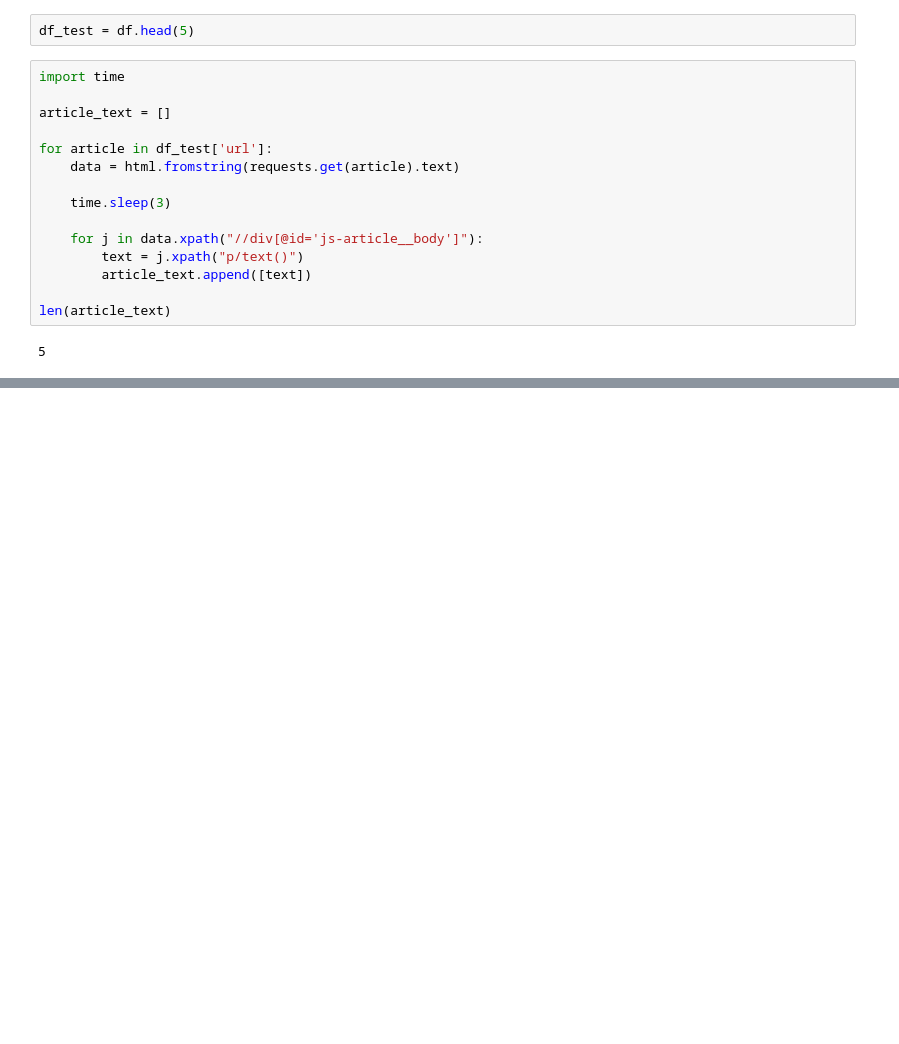
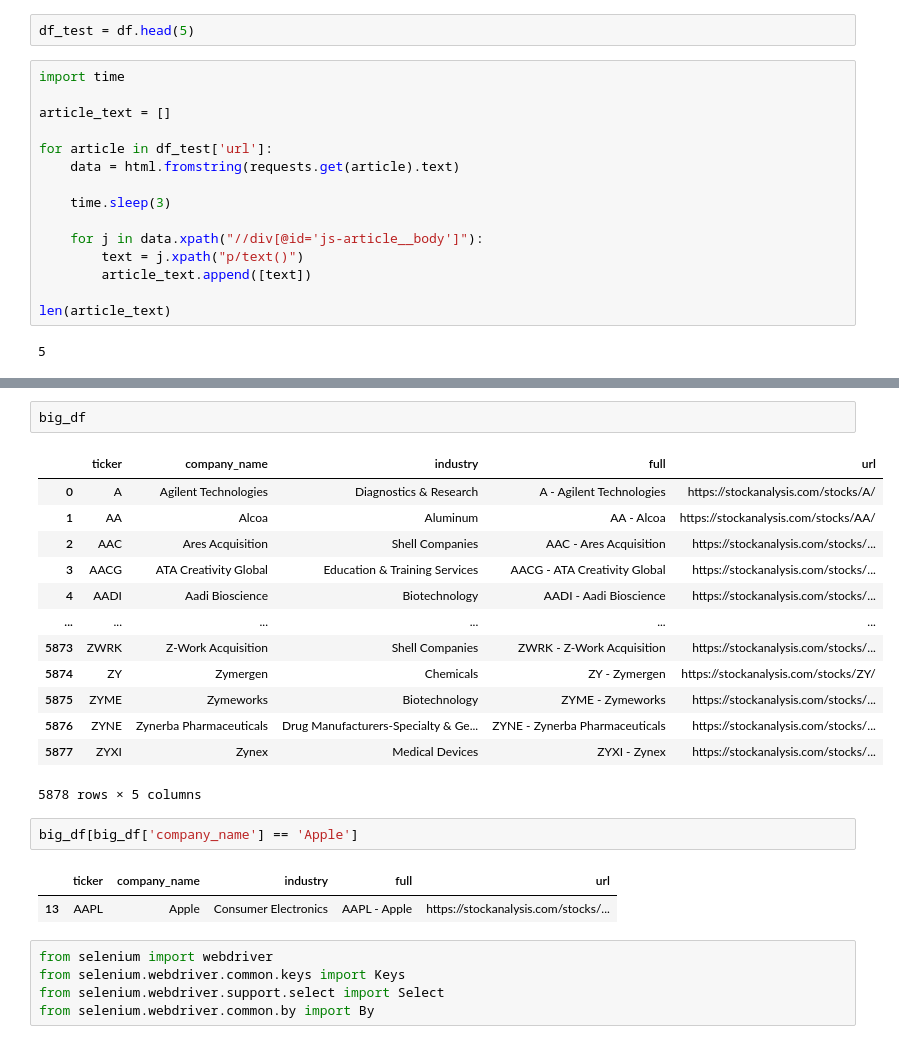
Before and after one commit to lawson-roberts/streamlit-stock-analysis, a Jupyter notebook: stock_analysis/stock_crawling.ipynb, the cells around one changed output, grey strips where cells are left out. Saved outputs shown, nothing was run; the diff lists cells and outputs as text; blank space fills up the shorter version.

```diff
--- a/stock_analysis/stock_crawling.ipynb
+++ b/stock_analysis/stock_crawling.ipynb
@@ -695,0 +760,26 @@ article_text
+# %%
+big_df
+# %% [output]
+|  | ticker | company_name | industry | full | url |
+| 0 | A | Agilent Technologies | Diagnostics & Research | A - Agilent Technologies | https://stockanalysis.com/stocks/A/ |
+| 1 | AA | Alcoa | Aluminum | AA - Alcoa | https://stockanalysis.com/stocks/AA/ |
+| 2 | AAC | Ares Acquisition | Shell Companies | AAC - Ares Acquisition | https://stockanalysis.com/stocks/... |
+| 3 | AACG | ATA Creativity Global | Education & Training Services | AACG - ATA Creativity Global | https://stockanalysis.com/stocks/... |
+| 4 | AADI | Aadi Bioscience | Biotechnology | AADI - Aadi Bioscience | https://stockanalysis.com/stocks/... |
+| ... | ... | ... | ... | ... | ... |
+| 5873 | ZWRK | Z-Work Acquisition | Shell Companies | ZWRK - Z-Work Acquisition | https://stockanalysis.com/stocks/... |
+| 5874 | ZY | Zymergen | Chemicals | ZY - Zymergen | https://stockanalysis.com/stocks/ZY/ |
+| 5875 | ZYME | Zymeworks | Biotechnology | ZYME - Zymeworks | https://stockanalysis.com/stocks/... |
+| 5876 | ZYNE | Zynerba Pharmaceuticals | Drug Manufacturers-Specialty & Ge... | ZYNE - Zynerba Pharmaceuticals | https://stockanalysis.com/stocks/... |
+| 5877 | ZYXI | Zynex | Medical Devices | ZYXI - Zynex | https://stockanalysis.com/stocks/... |
+5878 rows × 5 columns
+# %%
+big_df[big_df['company_name'] == 'Apple']
+# %% [output]
+|  | ticker | company_name | industry | full | url |
+| 13 | AAPL | Apple | Consumer Electronics | AAPL - Apple | https://stockanalysis.com/stocks/... |
+# %%
+from selenium import webdriver
+from selenium.webdriver.common.keys import Keys
+from selenium.webdriver.support.select import Select
+from selenium.webdriver.common.by import By
```
Also changed, not shown: parts of 9 cells of this notebook, 15 other files.
